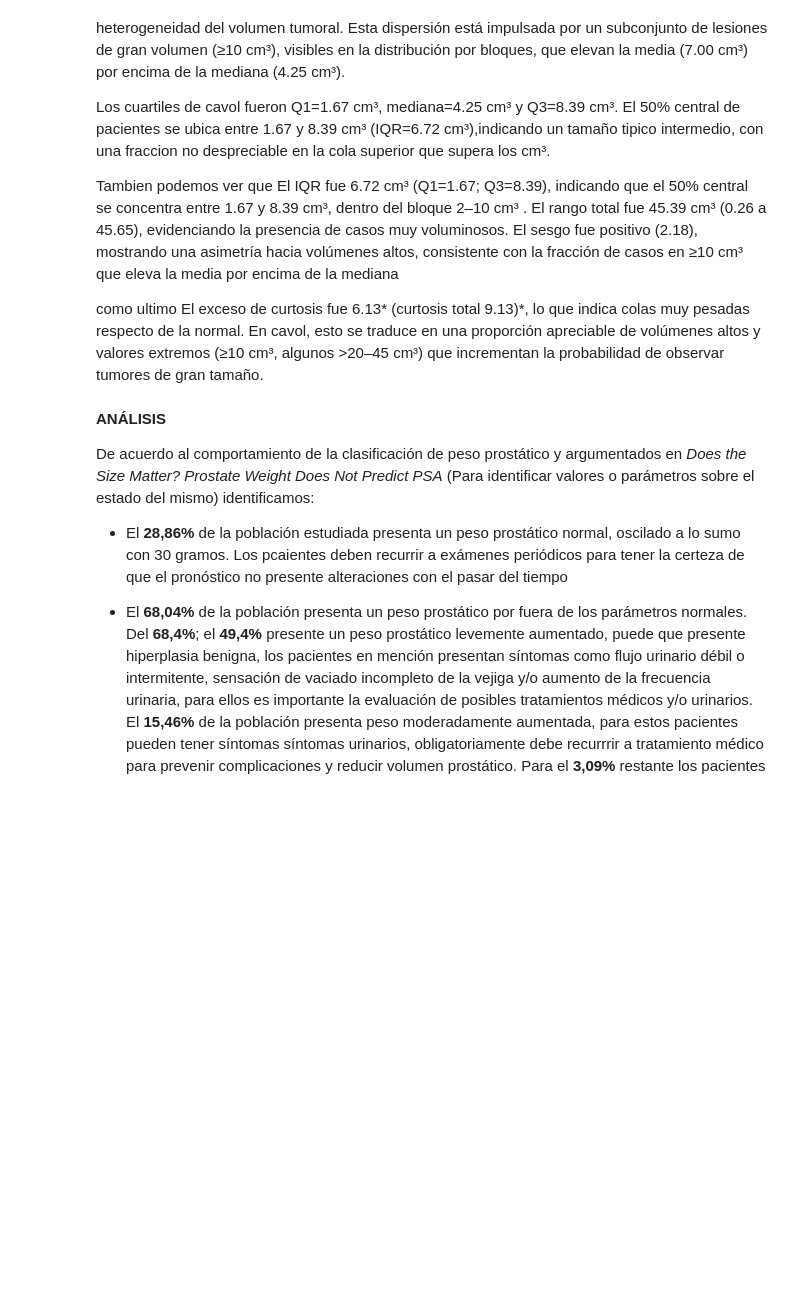
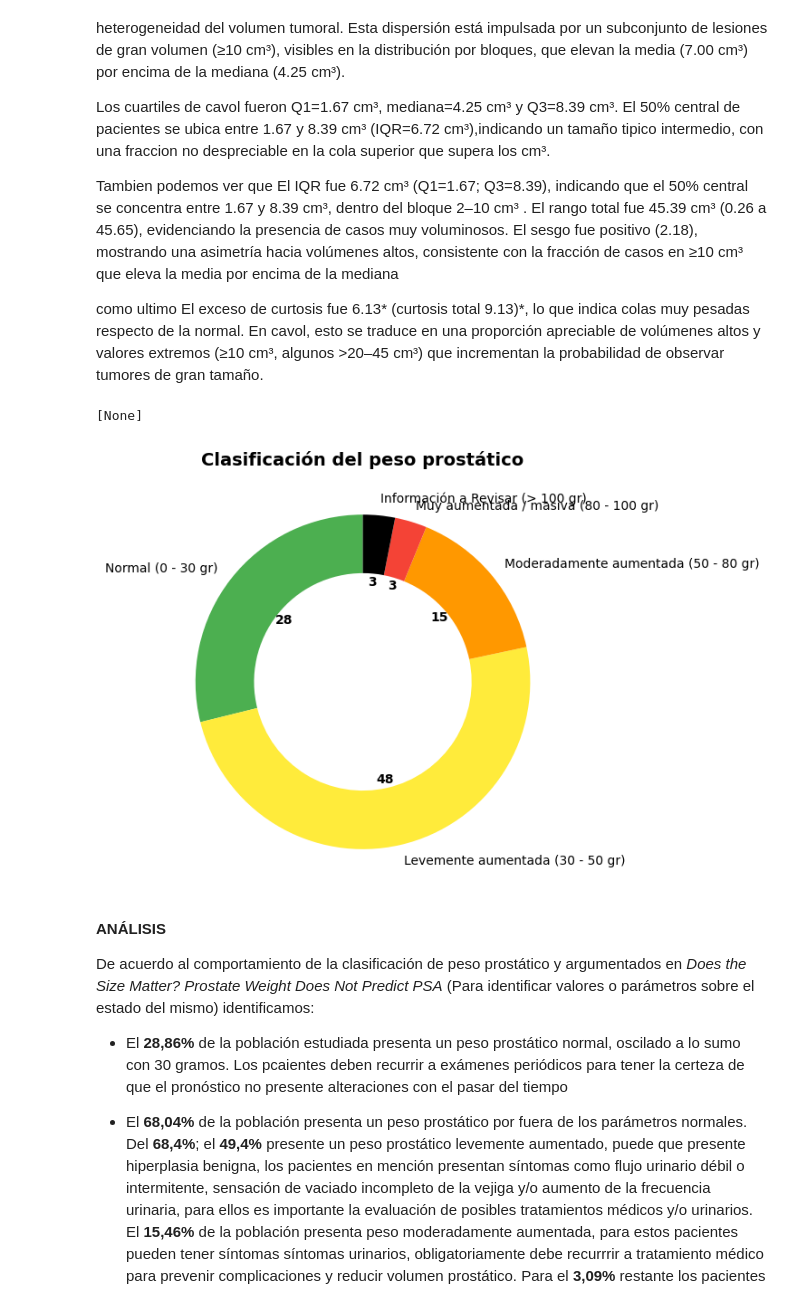
Before and after one commit to jhonataneduardoroagonzalez-debug/Proyectos_Python, a Jupyter notebook: Estadística_Descriptiva_jr.ipynb, the cells around one changed output. Saved outputs shown, nothing was run; the diff lists cells and outputs as text; code cells hidden in the pictures; blank space fills up the shorter version.

```diff
--- a/Estadística_Descriptiva_jr.ipynb
+++ b/Estadística_Descriptiva_jr.ipynb
@@ -20,7 +18,3 @@ import seaborn as sns
 import matplotlib.pyplot as plt
 import math
 from scipy import stats
-# %%
-from google.colab import drive
-drive.mount('/content/drive')
-df = pd.read_excel('/content/Prostata.xlsx')
@@ -31,0 +21,9 @@ Drive already mounted at /content/drive; to attempt to forcibly remount, call dr
+# %%
+from google.colab import files
+import pandas as pd
+import io
+uploaded = files.upload()
+for filename in uploaded.keys():
+    df = pd.read_excel(io.BytesIO(uploaded[filename]))
+    print(f"File '{filename}' loaded successfully into DataFrame 'df'.")
+    break
@@ -349,39 +415,42 @@ def clasificar_peso(peso):
         return "Fuera de rango"
 
 # Crear columna con la clasificación
-df_Prostata["weight classification"] = df_Prostata["weight"].apply(clasificar_peso)
+df["weight classification"] = df["weight"].apply(clasificar_peso)
 
 # Calcular frecuencias
 frecuencia_peso = (
-    df_Prostata
+    df
     .groupby("weight classification", observed=True)
     .agg(frequency=('weight classification', 'count'))
     .reset_index()
 )
 
 # Ordenar las categorías de forma lógica
 orden = ["Normal (0 - 30 gr)", "Levemente aumentada (30 - 50 gr)", "Moderadamente aumentada (50 - 80 gr)", "Muy aumentada / masiva (80 - 100 gr)", "Información a Revisar (> 100 gr)"]
 frecuencia_peso["weight classification"] = pd.Categorical(frecuencia_peso["weight classification"], categories=orden, ordered=True)
 frecuencia_peso = frecuencia_peso.sort_values("weight classification")
 
 # Colores personalizados
 colors = ["#4CAF50", "#FFEB3B", "#FF9800", "#F44336", "#000000"]  # verde, amarillo, naranja, rojo, negro
 
 # Crear gráfico de anillo
 fig, ax = plt.subplots(figsize=(6,6))
 wedges, texts, autotexts = ax.pie(
     frecuencia_peso["frequency"],
     labels=frecuencia_peso["weight classification"],
     colors=colors,
     startangle=90,
     autopct=lambda pct: f"{int(round(pct * frecuencia_peso['frequency'].sum() / 100))}",  # solo conteo
     wedgeprops=dict(width=0.35)
 )
 
 # Ajustes estéticos
 plt.setp(autotexts, size=10, weight="bold", color="black")
 ax.set_title("Clasificación del peso prostático", fontsize=14, fontweight='bold')
 ax.set(aspect="equal")
+# %% [output]
+[None]
+[figure, added]
 # %% [markdown]
 **ANÁLISIS**
 
```
Also changed, not shown: parts of 17 cells of this notebook.
